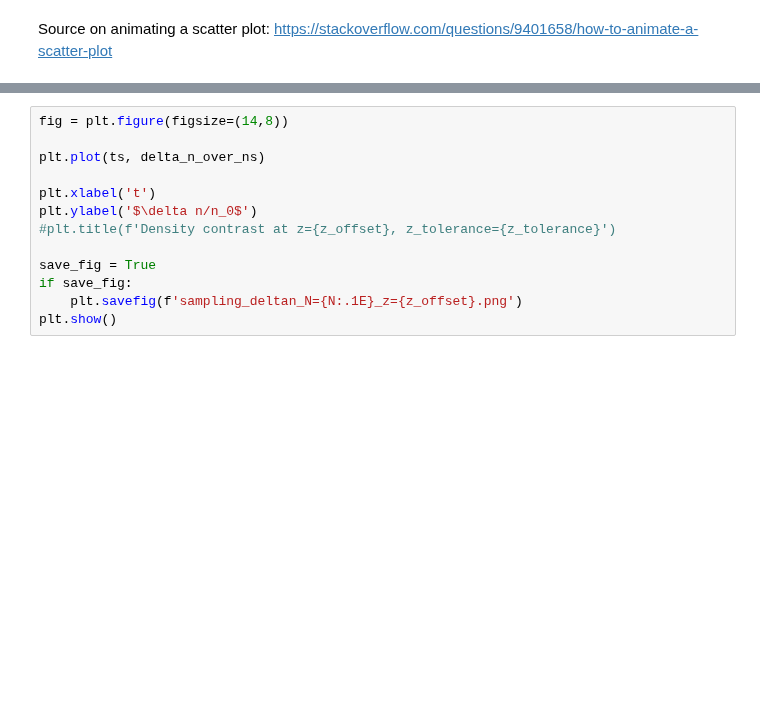
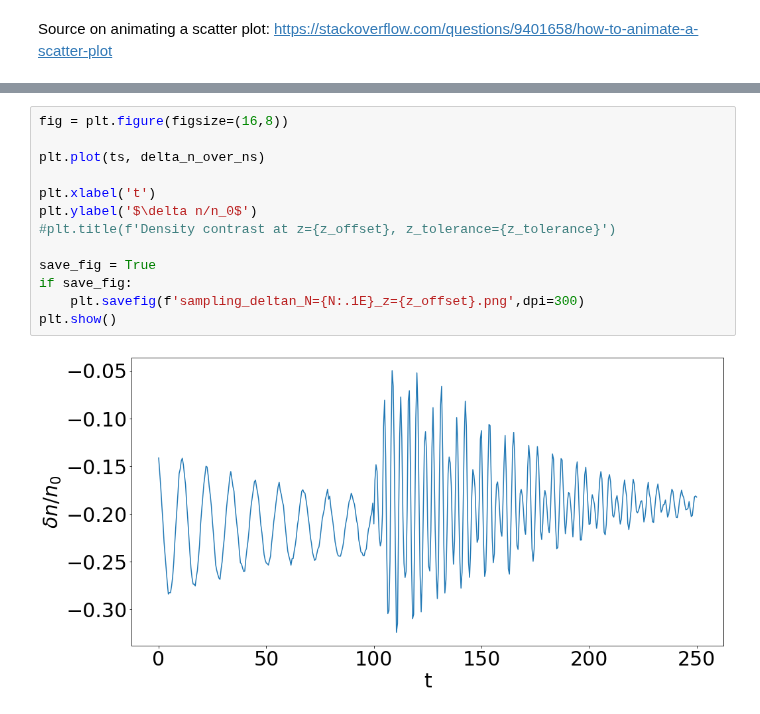
Before and after one commit to Jupiter1994/plasma-echo, a Jupyter notebook: Sampling Particle Trajectories.ipynb, the cells around one changed output, grey strips where cells are left out. Cells and saved outputs as stored; diff of their text form; blank space fills up the shorter version.

```diff
--- a/Sampling Particle Trajectories.ipynb
+++ b/Sampling Particle Trajectories.ipynb
@@ -551,13 +551,15 @@ No handles with labels found to put in legend.
 # %%
-fig = plt.figure(figsize=(14,8))
+fig = plt.figure(figsize=(16,8))
 
 plt.plot(ts, delta_n_over_ns)
 
 plt.xlabel('t')
 plt.ylabel('$\delta n/n_0$')
 #plt.title(f'Density contrast at z={z_offset}, z_tolerance={z_tolerance}')
 
 save_fig = True
 if save_fig:
-    plt.savefig(f'sampling_deltan_N={N:.1E}_z={z_offset}.png')
+    plt.savefig(f'sampling_deltan_N={N:.1E}_z={z_offset}.png',dpi=300)
 plt.show()
+# %% [output]
+[figure, added]
```
Also changed, not shown: parts of 7 cells of this notebook, 1 other file.
